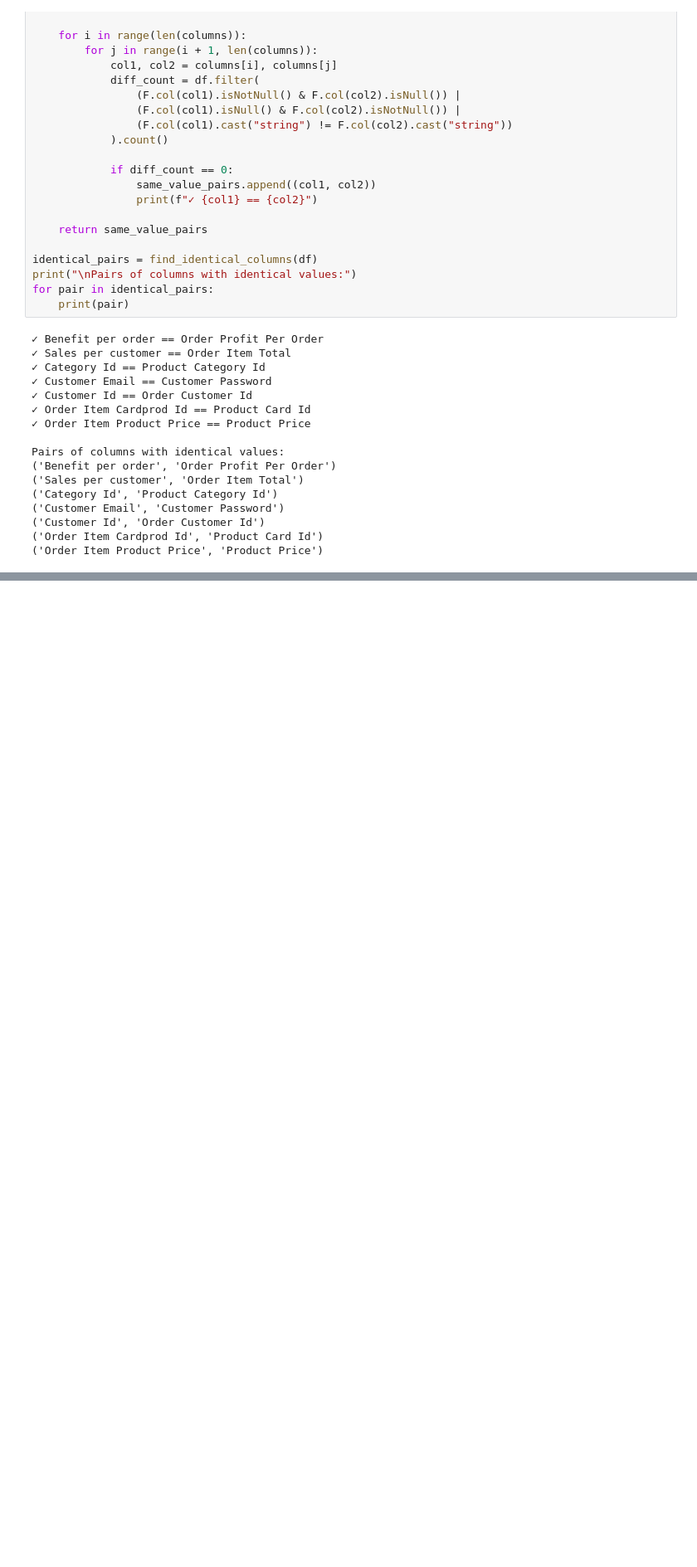
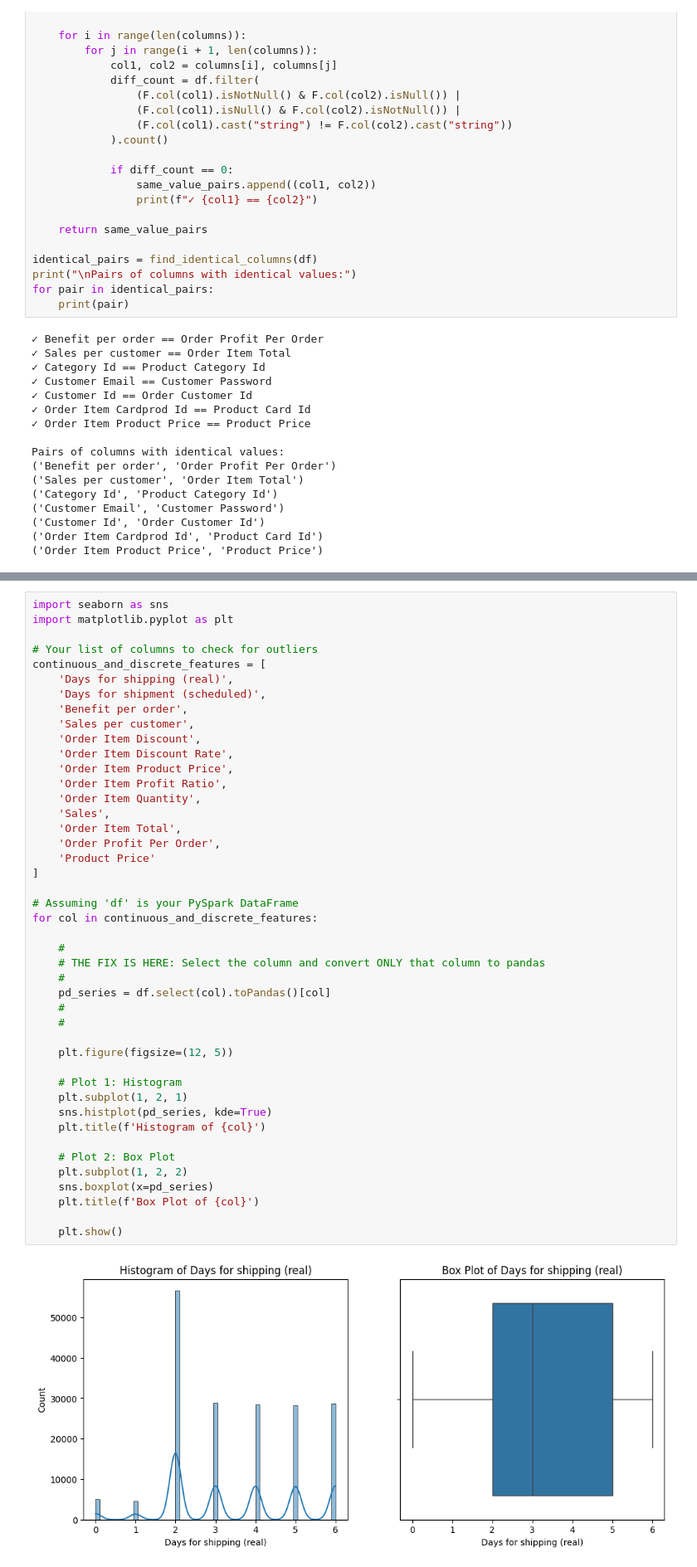
Before and after one commit to elmhmmd/Syst-me-Pr-dictif-Intelligent-de-Gestion-Logistique, a Jupyter notebook: Gestion_Logistique_Notebook.ipynb, the cells around one changed output, grey strips where cells are left out. Shown: that part at 83% size. Saved outputs shown, nothing was run; the diff lists cells and outputs as text; blank space fills up the shorter version.

```diff
--- a/Gestion_Logistique_Notebook.ipynb
+++ b/Gestion_Logistique_Notebook.ipynb
@@ -58,0 +176,46 @@ Pairs of columns with identical values:
+# %%
+import seaborn as sns
+import matplotlib.pyplot as plt
+
+# Your list of columns to check for outliers
+continuous_and_discrete_features = [
+    'Days for shipping (real)',
+    'Days for shipment (scheduled)',
+    'Benefit per order',
+    'Sales per customer',
+    'Order Item Discount',
+    'Order Item Discount Rate',
+    'Order Item Product Price',
+    'Order Item Profit Ratio',
+    'Order Item Quantity',
+    'Sales',
+    'Order Item Total',
+    'Order Profit Per Order',
+    'Product Price'
+]
+
+# Assuming 'df' is your PySpark DataFrame
+for col in continuous_and_discrete_features:
+
+    #
+    # THE FIX IS HERE: Select the column and convert ONLY that column to pandas
+    #
+    pd_series = df.select(col).toPandas()[col]
+    #
+    #
+
+    plt.figure(figsize=(12, 5))
+
+    # Plot 1: Histogram
+    plt.subplot(1, 2, 1)
+    sns.histplot(pd_series, kde=True)
+    plt.title(f'Histogram of {col}')
+
+    # Plot 2: Box Plot
+    plt.subplot(1, 2, 2)
+    sns.boxplot(x=pd_series)
+    plt.title(f'Box Plot of {col}')
+
+    plt.show()
+# %% [output]
+[figure, added]
```
Also changed, not shown: parts of 14 cells of this notebook.
